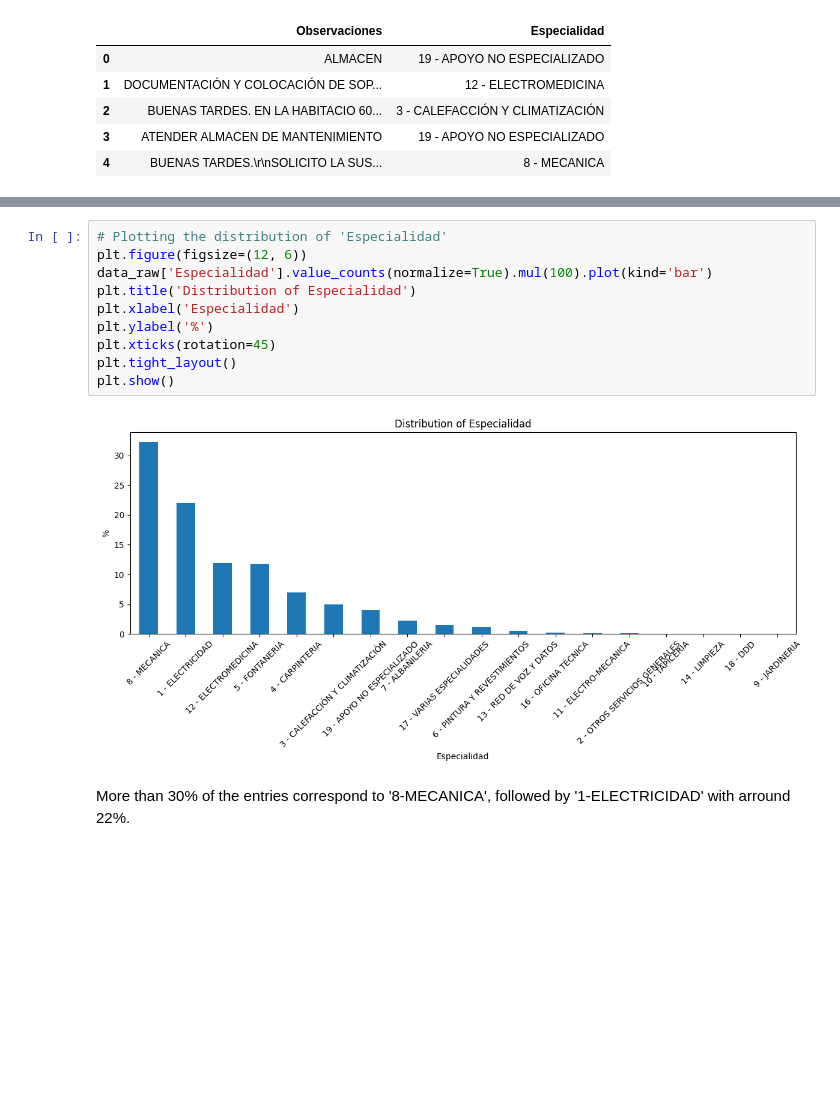
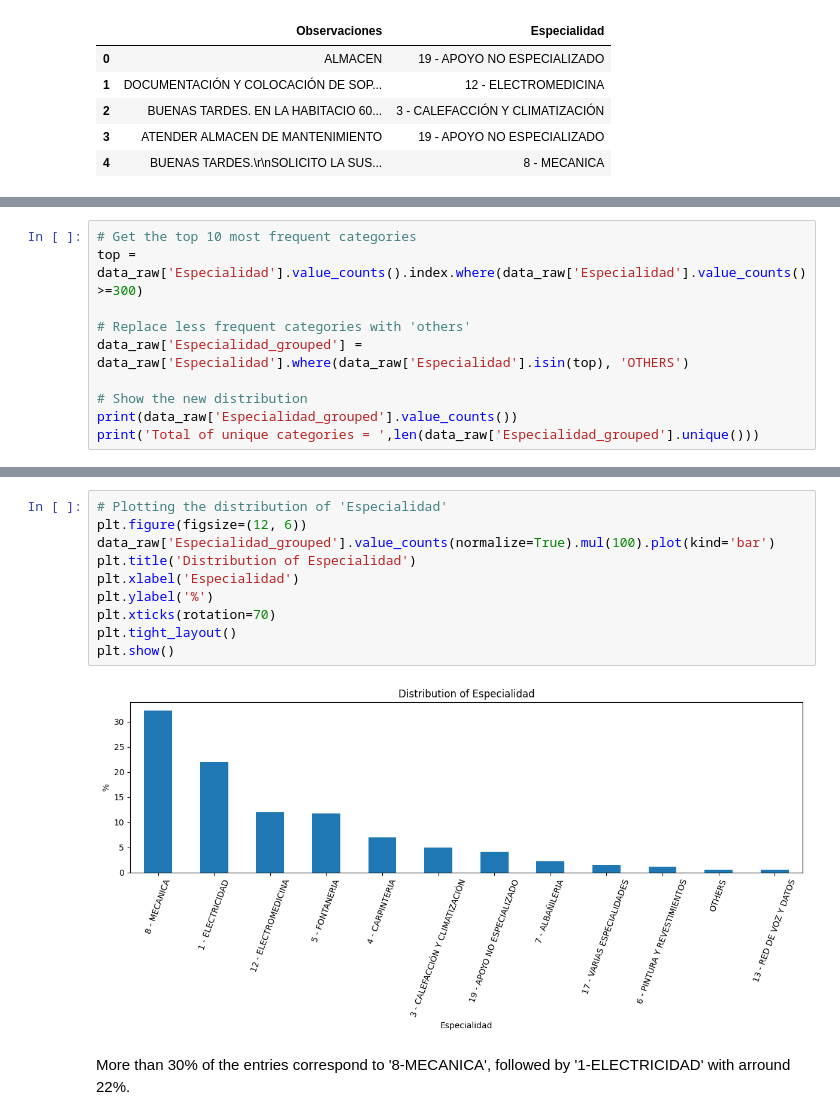
Before and after one commit to david-delpico-ml/ticketing-classifier, a Jupyter notebook: notebooks/1_data_exploration.ipynb, the cells around one changed output, grey strips where cells are left out. Drawn from its saved outputs; the diff is of its cells as text; blank space fills up the shorter version.

```diff
--- a/notebooks/1_data_exploration.ipynb
+++ b/notebooks/1_data_exploration.ipynb
@@ -83,0 +104,10 @@ There are 18 different categories and '8 - MECANICA' is the most frequent value
+# %%
+# Get the top 10 most frequent categories
+top = data_raw['Especialidad'].value_counts().index.where(data_raw['Especialidad'].value_counts()>=300)
+
+# Replace less frequent categories with 'others'
+data_raw['Especialidad_grouped'] = data_raw['Especialidad'].where(data_raw['Especialidad'].isin(top), 'OTHERS')
+
+# Show the new distribution
+print(data_raw['Especialidad_grouped'].value_counts())
+print('Total of unique categories = ',len(data_raw['Especialidad_grouped'].unique()))
@@ -84,15 +130,15 @@ There are 18 different categories and '8 - MECANICA' is the most frequent value
 # %%
 # Plotting the distribution of 'Especialidad'
 plt.figure(figsize=(12, 6))
-data_raw['Especialidad'].value_counts(normalize=True).mul(100).plot(kind='bar')
+data_raw['Especialidad_grouped'].value_counts(normalize=True).mul(100).plot(kind='bar')
 plt.title('Distribution of Especialidad')
 plt.xlabel('Especialidad')
 plt.ylabel('%')
-plt.xticks(rotation=45)
+plt.xticks(rotation=70)
 plt.tight_layout()
 plt.show()
 # %% [output]
-[figure, old version]
+[figure, new version]
 # %% [markdown]
 More than 30% of the entries correspond to '8-MECANICA', followed by '1-ELECTRICIDAD' with arround 22%.
 # %%
```
Also changed, not shown: parts of 11 cells of this notebook, 1 other file.
